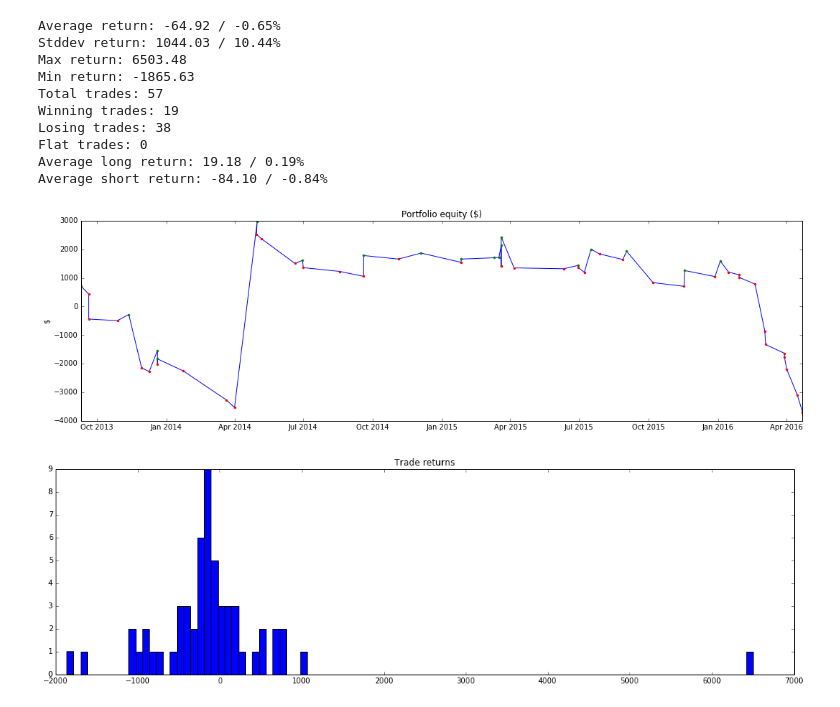
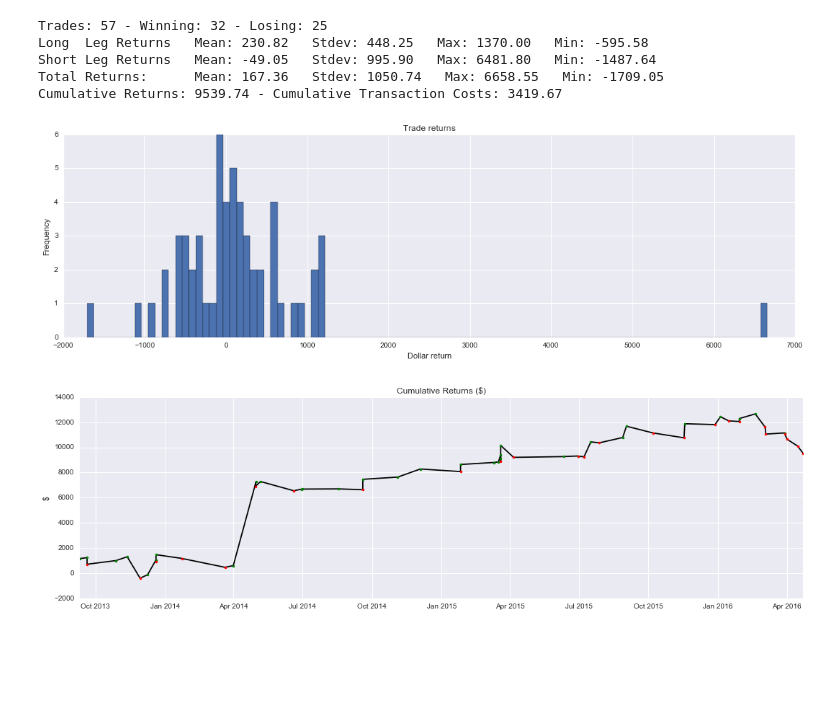
Before and after one commit to bspeice/experimental-finance, a Jupyter notebook: Final Project/SP500_Composition/TradeSPChanges_20132016.ipynb, the cells around one changed output. Drawn from its saved outputs; the diff is of its cells as text; code cells hidden in the pictures; blank space fills up the shorter version.

```diff
--- a/Final Project/SP500_Composition/TradeSPChanges_20132016.ipynb
+++ b/Final Project/SP500_Composition/TradeSPChanges_20132016.ipynb
@@ -29,18 +22,13 @@ Average short return: -62.93 / -0.63%
 # %%
 fixed_trade_amount = 10000
-strategy = 1
-file_name = 'New_Strategy1.txt'
-results = run_trading_strategy(data, strategy=strategy, log_file=file_name)
+strategy = 2
+file_name = 'TradeLogs/Strategy2_20132016.txt'
+results = run_trading_strategy(data, strategy=strategy, log_file=file_name, timing=True)
 # %% [output]
-Average return: -64.92 / -0.65%
-Stddev return: 1044.03 / 10.44%
-Max return: 6503.48
-Min return: -1865.63
-Total trades: 57
-Winning trades: 19
-Losing trades: 38
-Flat trades: 0
-Average long return: 19.18 / 0.19%
-Average short return: -84.10 / -0.84%
+Trades: 57 - Winning: 32 - Losing: 25
+Long  Leg Returns   Mean: 230.82   Stdev: 448.25   Max: 1370.00   Min: -595.58
+Short Leg Returns   Mean: -49.05   Stdev: 995.90   Max: 6481.80   Min: -1487.64
+Total Returns:      Mean: 167.36   Stdev: 1050.74   Max: 6658.55   Min: -1709.05
+Cumulative Returns: 9539.74 - Cumulative Transaction Costs: 3419.67
-[figure, old version]
+[figure, new version]
-[figure, old version]
+[figure, new version]
```
Also changed, not shown: parts of 6 cells of this notebook, 10 other files.
